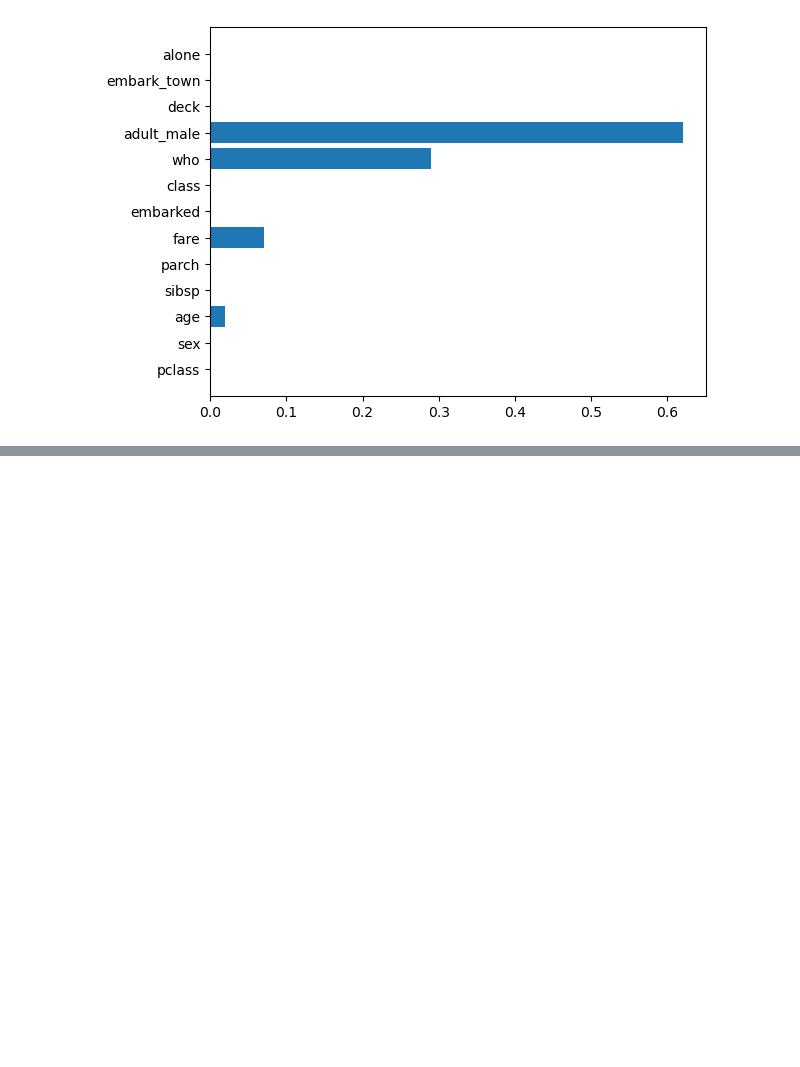
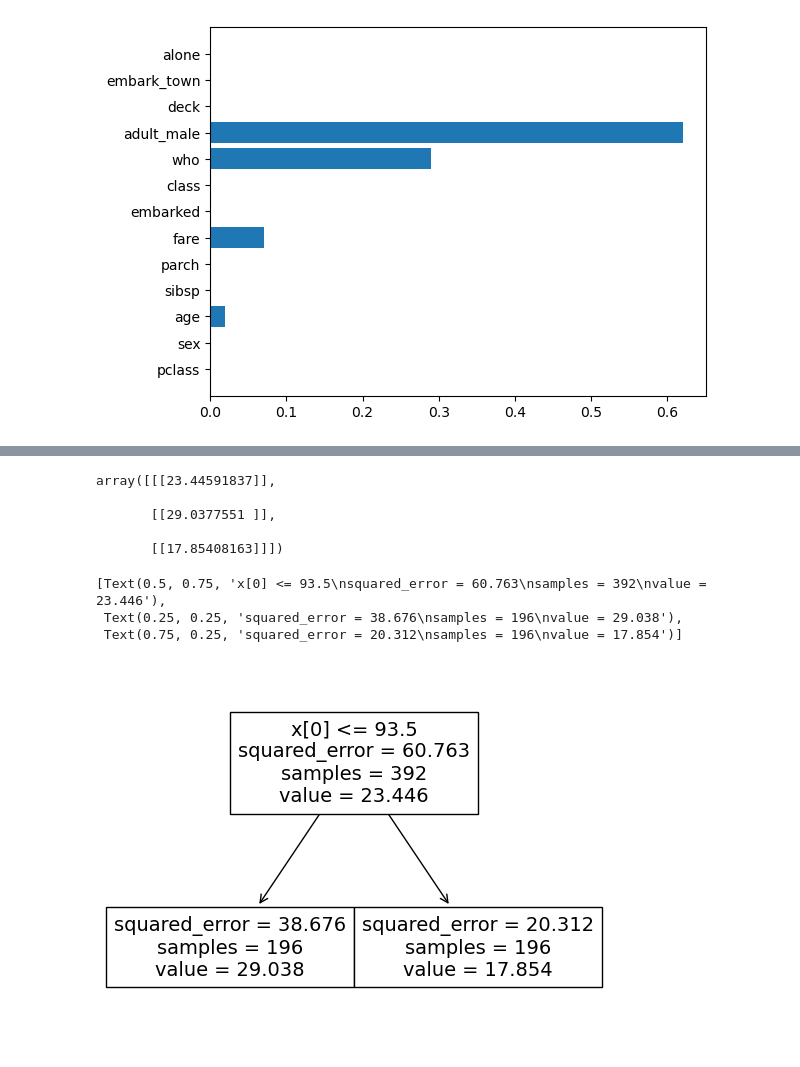
Before and after one commit to yunozon/datascience-py, a Jupyter notebook: study/Boosting.ipynb, the cells around one changed output, grey strips where cells are left out. Drawn from its saved outputs; the diff is of its cells as text; code cells hidden in the pictures; blank space fills up the shorter version.

```diff
--- a/study/Boosting.ipynb
+++ b/study/Boosting.ipynb
@@ -55,0 +252,15 @@ plt.barh(X.columns, ada.feature_importances_)
+# %%
+model.tree_.value
+# %% [output]
+array([[[23.44591837]],
+
+       [[29.0377551 ]],
+
+       [[17.85408163]]])
+# %%
+plot_tree(model)
+# %% [output]
+[Text(0.5, 0.75, 'x[0] <= 93.5\nsquared_error = 60.763\nsamples = 392\nvalue = 23.446'),
+ Text(0.25, 0.25, 'squared_error = 38.676\nsamples = 196\nvalue = 29.038'),
+ Text(0.75, 0.25, 'squared_error = 20.312\nsamples = 196\nvalue = 17.854')]
+[figure, added]
```
Also changed, not shown: parts of 34 cells of this notebook, 3 other files.
